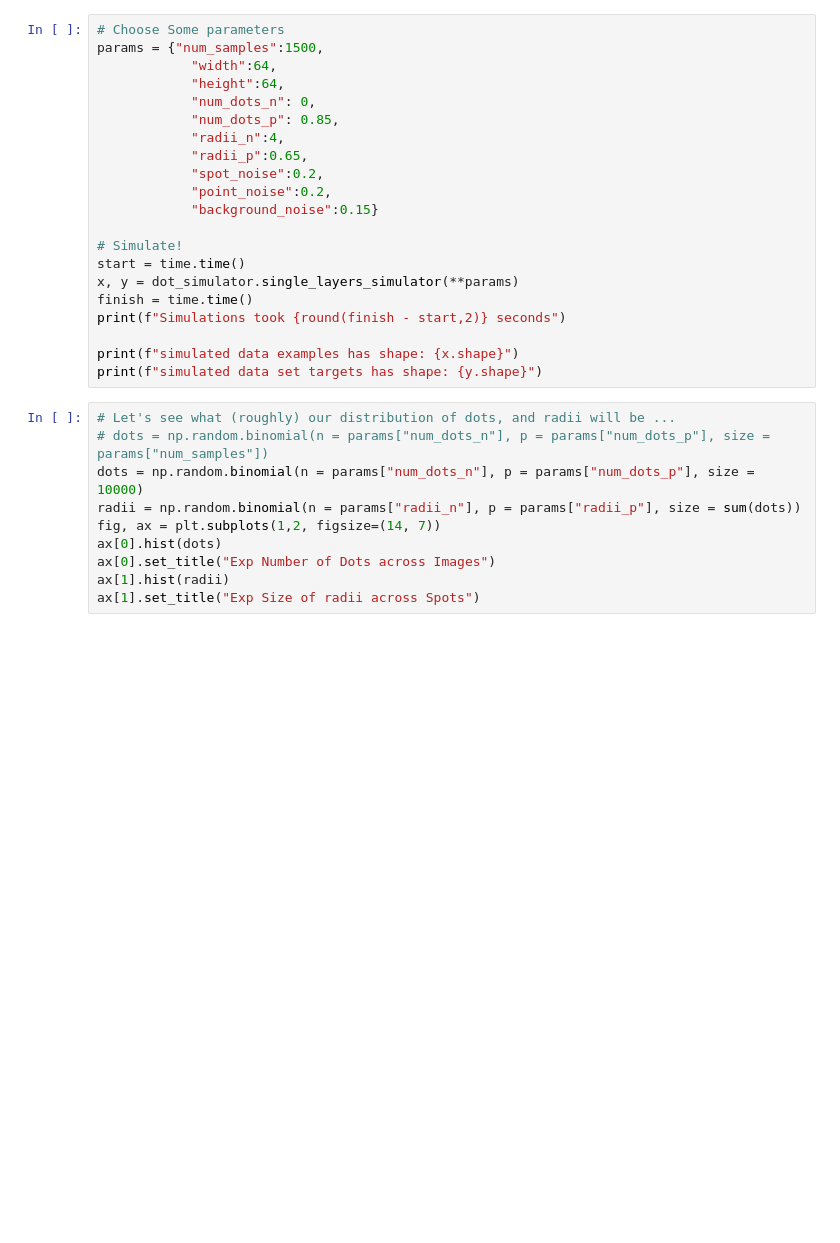
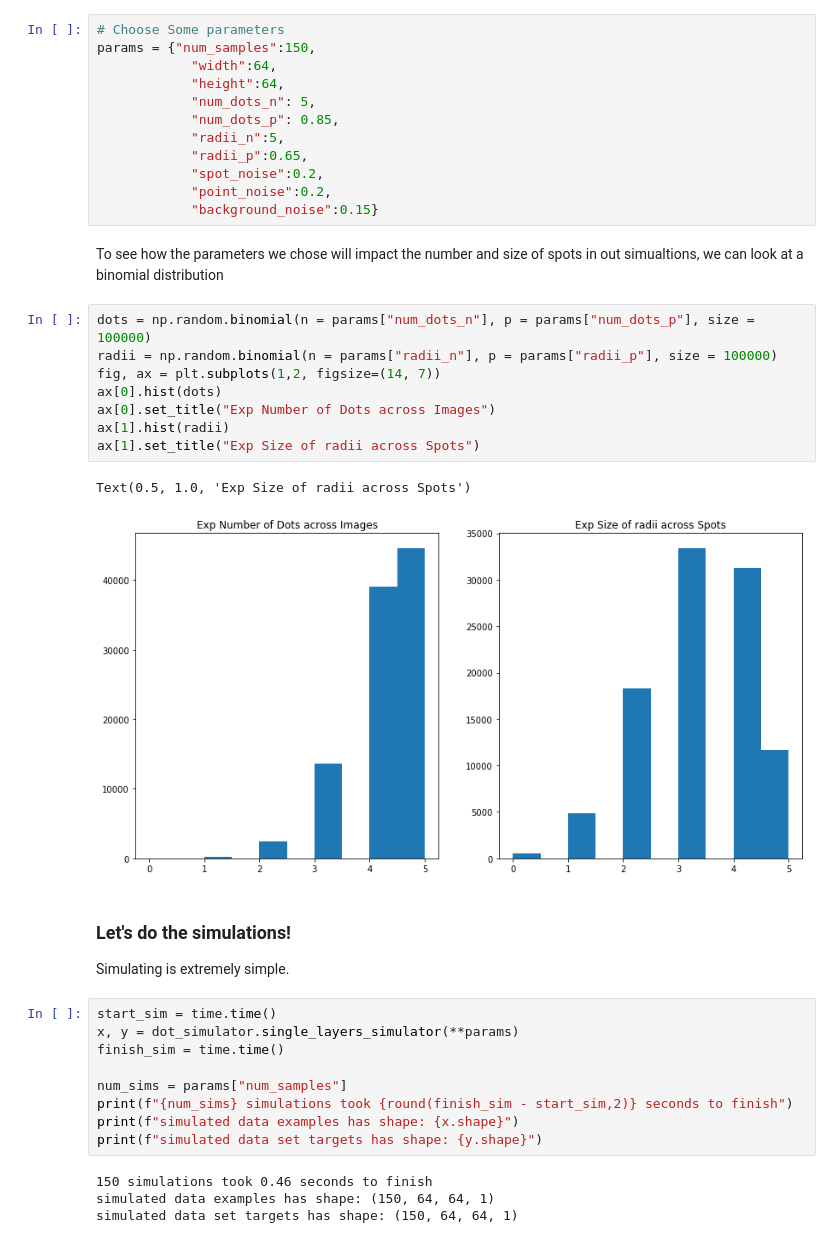
Before and after one commit to jgallowa07/Spot-Detection, a Jupyter notebook: Notebooks/train_spot.ipynb, the cells around one changed output. Saved outputs shown, nothing was run; the diff lists cells and outputs as text; blank space fills up the shorter version.

```diff
--- a/Notebooks/train_spot.ipynb
+++ b/Notebooks/train_spot.ipynb
@@ -39,31 +57,42 @@ EXP_DIR = "../scripts/L1-D02-z_490_448_64"
+# %%
+# Choose Some parameters
+params = {"num_samples":150,
+            "width":64,
+            "height":64,
+            "num_dots_n": 5,
+            "num_dots_p": 0.85,
+            "radii_n":5,
+            "radii_p":0.65,
+            "spot_noise":0.2,
+            "point_noise":0.2,
+            "background_noise":0.15}
+# %% [markdown]
+To see how the parameters we chose will impact the number and size of spots in out simualtions, we can look at a binomial distribution
+# %%
+dots = np.random.binomial(n = params["num_dots_n"], p = params["num_dots_p"], size = 100000)
+radii = np.random.binomial(n = params["radii_n"], p = params["radii_p"], size = 100000)
+fig, ax = plt.subplots(1,2, figsize=(14, 7))
+ax[0].hist(dots)
+ax[0].set_title("Exp Number of Dots across Images")
+ax[1].hist(radii)
+ax[1].set_title("Exp Size of radii across Spots")
+# %% [output]
+Text(0.5, 1.0, 'Exp Size of radii across Spots')
+[figure, added]
+# %% [markdown]
+### Let's do the simulations!
+
+Simulating is extremely simple.
 # %%
-# Choose Some parameters
-params = {"num_samples":1500,
-            "width":64,
-            "height":64,
-            "num_dots_n": 0,
-            "num_dots_p": 0.85,
-            "radii_n":4,
-            "radii_p":0.65,
-            "spot_noise":0.2,
-            "point_noise":0.2,
-            "background_noise":0.15}
+start_sim = time.time()
+x, y = dot_simulator.single_layers_simulator(**params)
+finish_sim = time.time()
 
-# Simulate!
-start = time.time()
-x, y = dot_simulator.single_layers_simulator(**params)
-finish = time.time()
-print(f"Simulations took {round(finish - start,2)} seconds")
-
+num_sims = params["num_samples"]
+print(f"{num_sims} simulations took {round(finish_sim - start_sim,2)} seconds to finish")
 print(f"simulated data examples has shape: {x.shape}")
 print(f"simulated data set targets has shape: {y.shape}")
+# %% [output]
+150 simulations took 0.46 seconds to finish
+simulated data examples has shape: (150, 64, 64, 1)
+simulated data set targets has shape: (150, 64, 64, 1)
-# %%
-# Let's see what (roughly) our distribution of dots, and radii will be ...
-# dots = np.random.binomial(n = params["num_dots_n"], p = params["num_dots_p"], size = params["num_samples"])
-dots = np.random.binomial(n = params["num_dots_n"], p = params["num_dots_p"], size = 10000)
-radii = np.random.binomial(n = params["radii_n"], p = params["radii_p"], size = sum(dots))
-fig, ax = plt.subplots(1,2, figsize=(14, 7))
-ax[0].hist(dots)
-ax[0].set_title("Exp Number of Dots across Images")
-ax[1].hist(radii)
-ax[1].set_title("Exp Size of radii across Spots")
```
Also changed, not shown: parts of 23 cells of this notebook.
